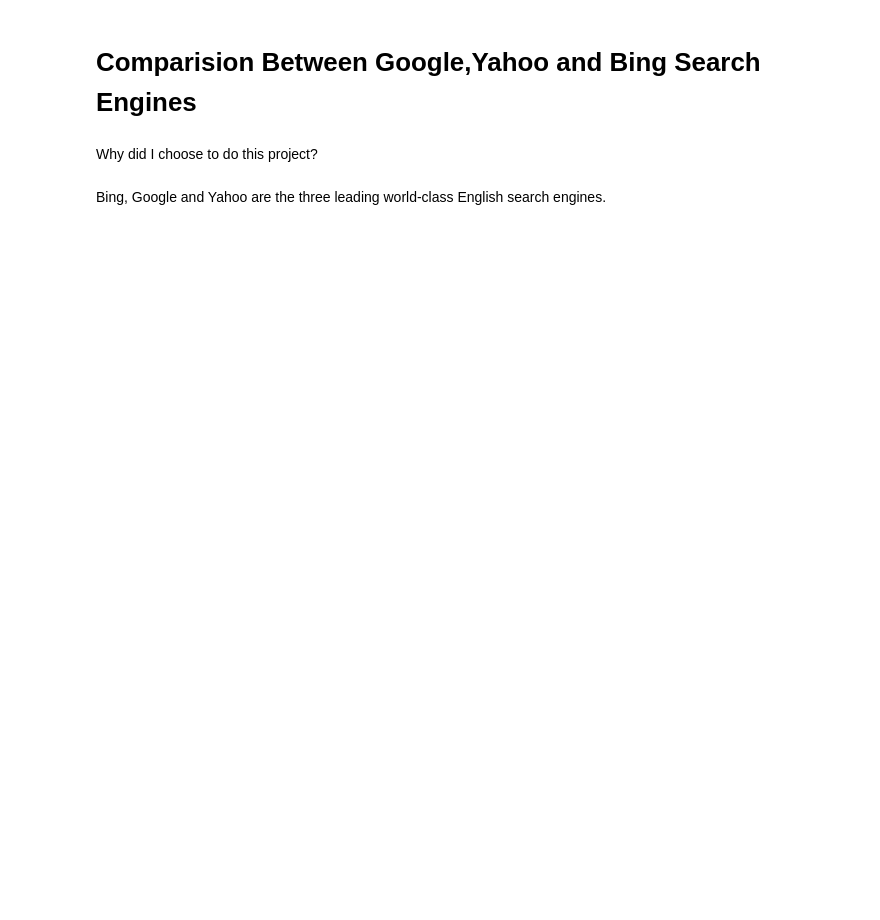
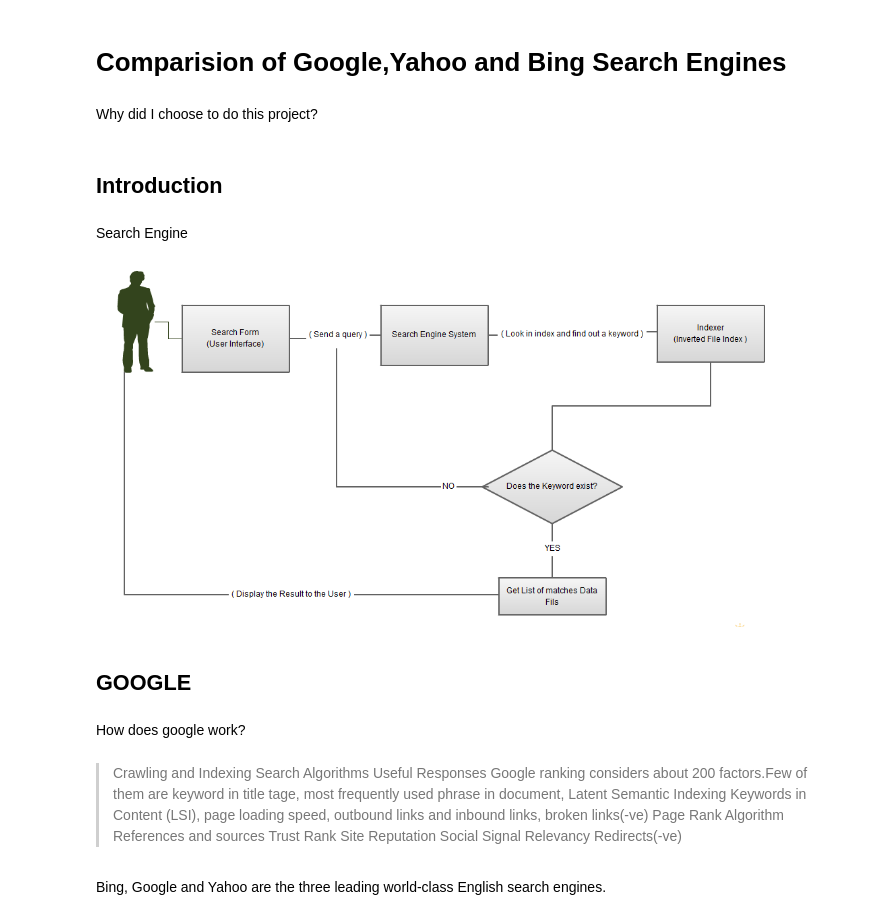
Before and after one commit to shusrushabezugam/big-data-python-class, a Jupyter notebook: BEZUGAM_FinalProject-12-18-17-Fall2017.ipynb, the cells around one changed output. Saved outputs shown, nothing was run; the diff lists cells and outputs as text; code cells hidden in the pictures; blank space fills up the shorter version.

```diff
--- a/BEZUGAM_FinalProject-12-18-17-Fall2017.ipynb
+++ b/BEZUGAM_FinalProject-12-18-17-Fall2017.ipynb
@@ -1,6 +1,36 @@
 # %% [markdown]
-# Comparision Between Google,Yahoo and Bing Search Engines
+# Comparision of Google,Yahoo and Bing Search Engines
 # %% [markdown]
 Why did I choose to do this project?
+# %% [markdown]
+## Introduction
+# %% [markdown]
+Search Engine
+# %%
+from IPython.display import Image
+Image(filename='searchengine_flow.png')
+# %% [output]
+[figure, added]
+# %% [markdown]
+## GOOGLE
+# %% [markdown]
+How does google work?
+# %% [markdown]
+>Crawling and Indexing
+>Search Algorithms
+>Useful Responses
+>Google ranking considers about 200 factors.Few of them are
+keyword in title tage,
+most frequently  used phrase in document,
+Latent Semantic Indexing Keywords in Content (LSI),
+page loading speed,
+outbound links and inbound links,
+broken links(-ve)
+Page Rank Algorithm
+References and sources
+Trust Rank
+Site Reputation
+Social Signal Relevancy
+Redirects(-ve)
 # %% [markdown]
  Bing, Google and Yahoo are the three leading world-class English search engines.
```
Also changed, not shown: parts of 71 cells of this notebook.
